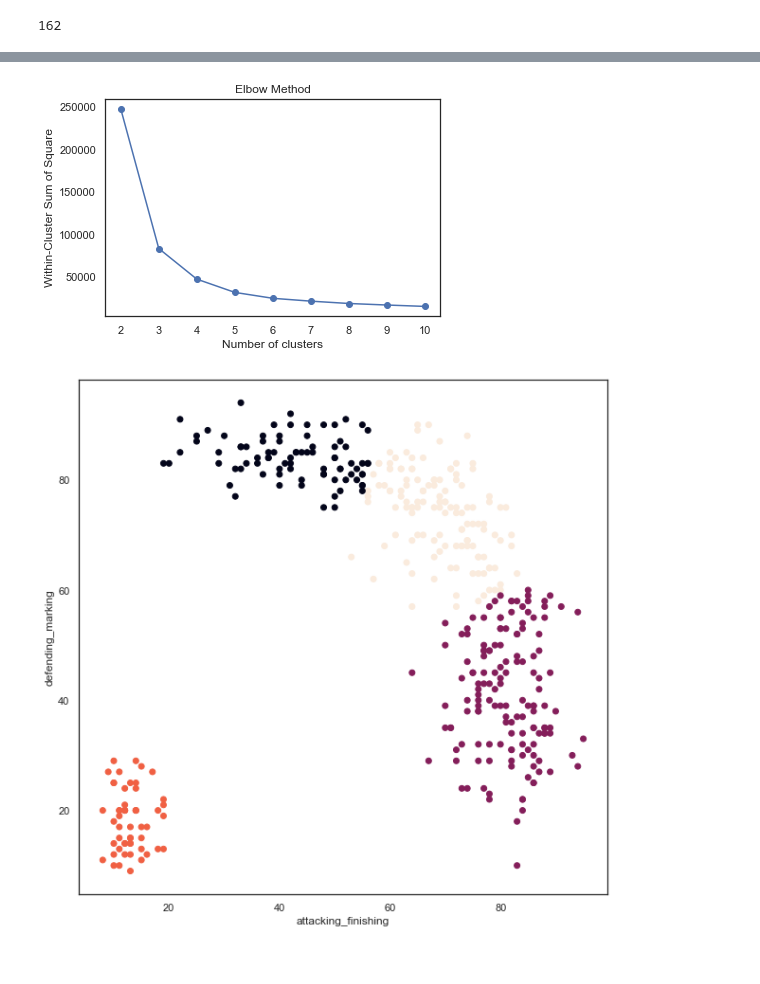
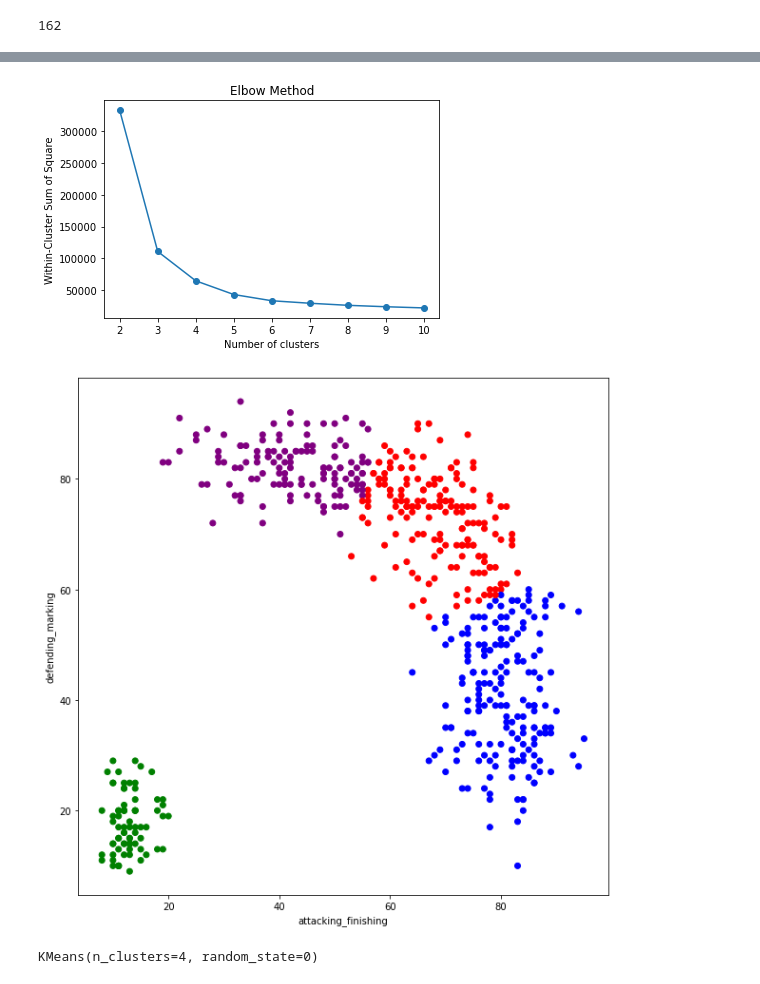
Before and after one commit to Patrik47/oznal, a Jupyter notebook: fifa_20_players.ipynb, the cells around one changed output, grey strips where cells are left out. Cells and saved outputs as stored; diff of their text form; code cells hidden in the pictures.

Commit message:
improved look of scatter plot and added comparison to reality

```diff
--- a/fifa_20_players.ipynb
+++ b/fifa_20_players.ipynb
@@ -324,7 +324,7 @@ Index(['sofifa_id', 'age', 'height_cm', 'weight_kg', 'overall', 'potential',
       dtype='object')
 # %%
 new_df = fifa_20_players[['overall','attacking_finishing','defending_marking','player_positions','nationality']]
-new_df = new_df[new_df.overall > 80]
+new_df = new_df[new_df.overall >= 80]
 new_df.nationality.unique()
 # %% [output]
 array(['Argentina', 'Portugal', 'Brazil', 'Slovenia', 'Belgium',
@@ -380,17 +375,31 @@ plt.xlabel('Number of clusters')
 plt.ylabel('Within-Cluster Sum of Square')
 plt.show()
 # %% [output]
-[figure, old version]
+[figure, new version]
 # %%
 kmeans = KMeans(n_clusters=4, init='k-means++', random_state=0)
 kmeans.fit(cluster_players)
 y_pred = kmeans.predict(cluster_players)
+color_list=[]
+for number in y_pred:
+    if number == 0:
+        color_list.append('green')
+    elif number == 1:
+        color_list.append('red')
+    elif number == 2:
+        color_list.append('blue')
+    else:
+        color_list.append('purple')
 f = plt.figure()
 f.set_figwidth(10)
 f.set_figheight(10)
-plt.scatter(cluster_players['attacking_finishing'],cluster_players['defending_marking'],c=y_pred)
+plt.scatter(cluster_players['attacking_finishing'],cluster_players['defending_marking'],c=color_list)
 plt.xlabel("attacking_finishing")
 plt.ylabel("defending_marking")
 plt.show()
 # %% [output]
-[figure, old version]
+[figure, new version]
+# %%
+kmeans
+# %% [output]
+KMeans(n_clusters=4, random_state=0)
```
Also changed, not shown: parts of 11 cells of this notebook.
